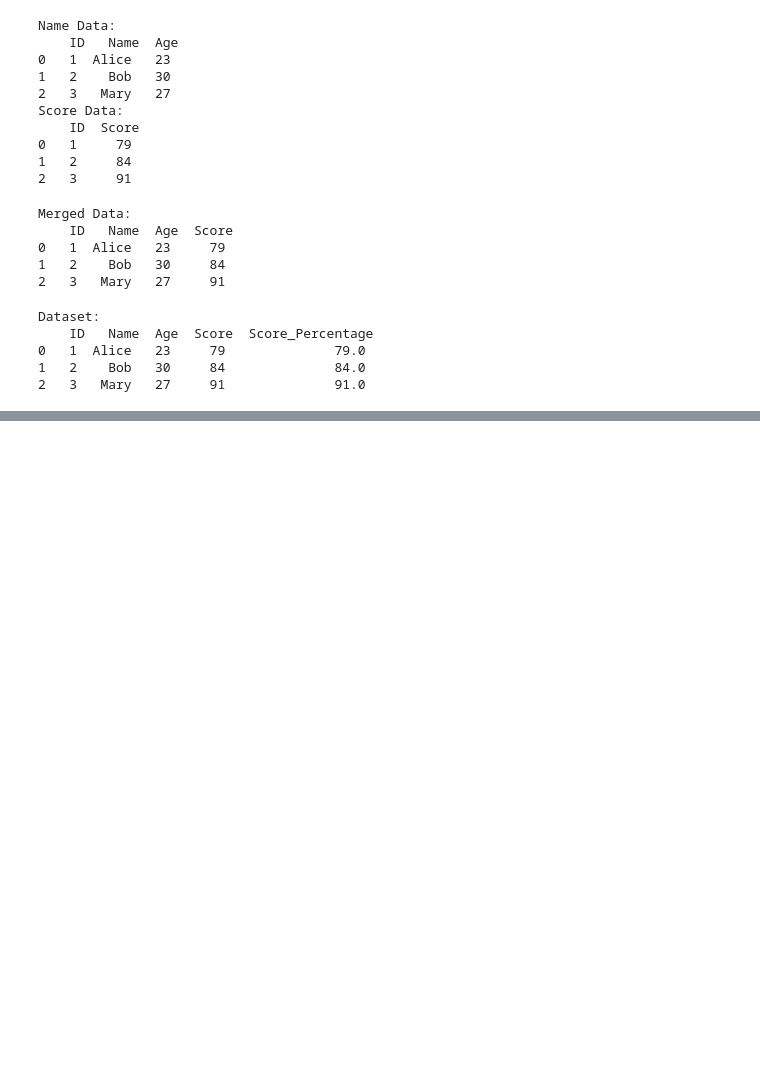
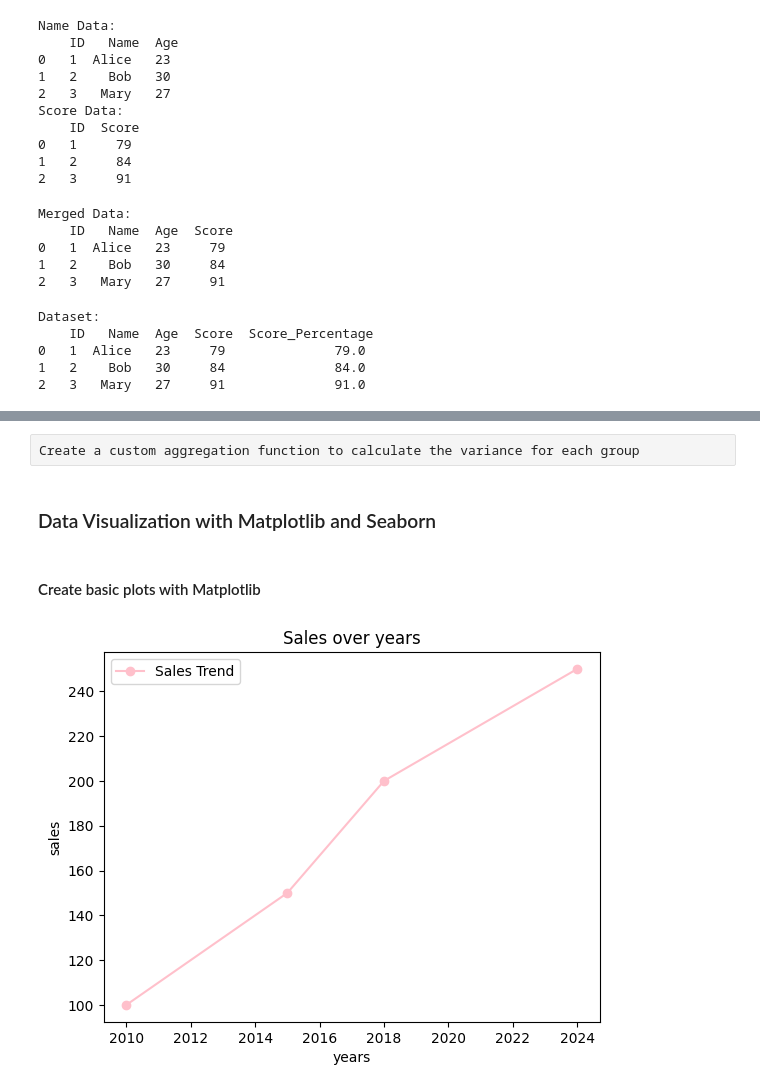
Before and after one commit to deembuvi/Personalstudy, a Jupyter notebook: Data Science.ipynb, the cells around one changed output, grey strips where cells are left out. Cells and saved outputs as stored; diff of their text form; code cells hidden in the pictures; blank space fills up the shorter version.

```diff
--- a/Data Science.ipynb
+++ b/Data Science.ipynb
@@ -1755,0 +1810,6 @@ Convert categorical data to numerical using one-hot coding
+# %% [raw]
+Create a custom aggregation function to calculate the variance for each group
+# %% [markdown]
+### Data Visualization with Matplotlib and Seaborn
+# %% [markdown]
+#### Create basic plots with Matplotlib
@@ -1755,0 +1819,12 @@ Convert categorical data to numerical using one-hot coding
+# %%
+#Creating a line graph
+years=[2010,2015,2018,2024]
+sales=[100,150,200,250,]
+plt.plot(years,sales, label="Sales Trend",color="pink",marker="o")
+plt.title("Sales over years")
+plt.xlabel("years")
+plt.ylabel("sales")
+plt.legend()
+plt.show()
+# %% [output]
+[figure, added]
```
Also changed, not shown: parts of 37 cells of this notebook, 1 other file.
